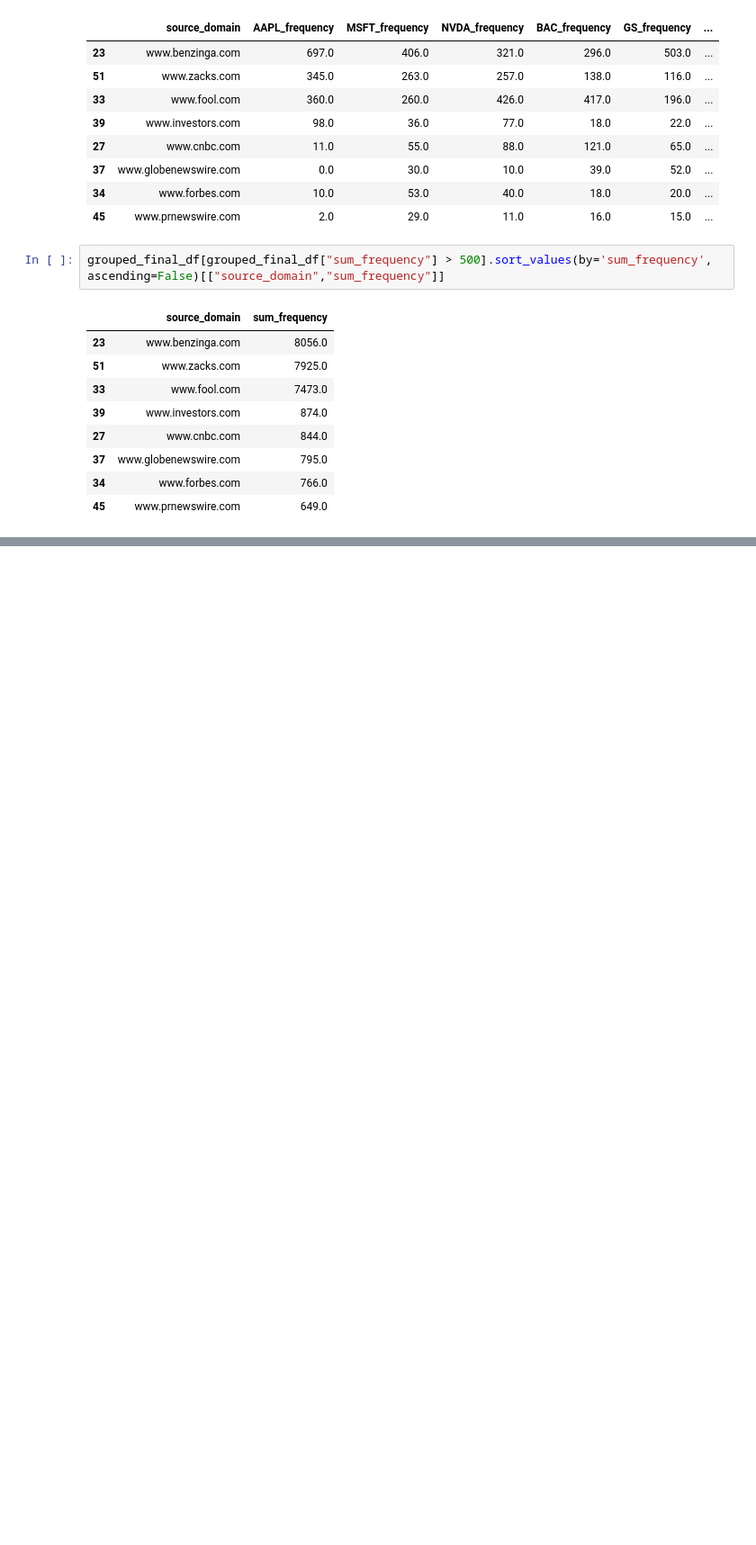
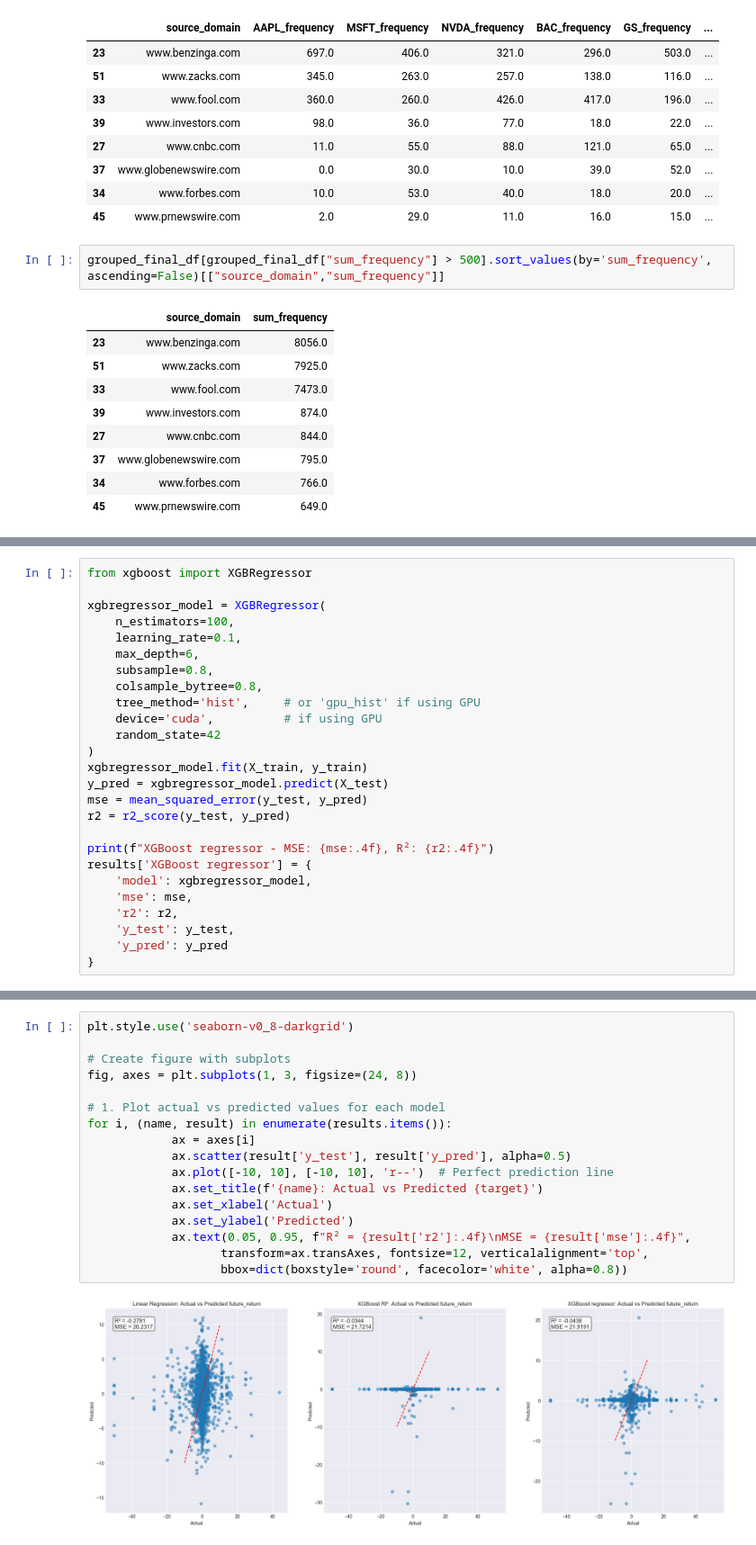
Before and after one commit to AndreasWendel/Examens, a Jupyter notebook: db checks.ipynb, the cells around one changed output, grey strips where cells are left out. Shown at 90% size. Saved outputs shown, nothing was run; the diff lists cells and outputs as text; blank space fills up the shorter version.

```diff
--- a/db checks.ipynb
+++ b/db checks.ipynb
@@ -116,0 +795,26 @@ grouped_final_df[grouped_final_df["sum_frequency"] > 500].sort_values(by='sum_fr
+# %%
+from xgboost import XGBRegressor
+
+xgbregressor_model = XGBRegressor(
+    n_estimators=100,
+    learning_rate=0.1,
+    max_depth=6,
+    subsample=0.8,
+    colsample_bytree=0.8,
+    tree_method='hist',     # or 'gpu_hist' if using GPU
+    device='cuda',          # if using GPU
+    random_state=42
+)
+xgbregressor_model.fit(X_train, y_train)
+y_pred = xgbregressor_model.predict(X_test)
+mse = mean_squared_error(y_test, y_pred)
+r2 = r2_score(y_test, y_pred)
+
+print(f"XGBoost regressor - MSE: {mse:.4f}, R²: {r2:.4f}")
+results['XGBoost regressor'] = {
+    'model': xgbregressor_model,
+    'mse': mse,
+    'r2': r2,
+    'y_test': y_test,
+    'y_pred': y_pred
+}
@@ -116,0 +847,19 @@ grouped_final_df[grouped_final_df["sum_frequency"] > 500].sort_values(by='sum_fr
+# %%
+plt.style.use('seaborn-v0_8-darkgrid')
+
+# Create figure with subplots
+fig, axes = plt.subplots(1, 3, figsize=(24, 8))
+
+# 1. Plot actual vs predicted values for each model
+for i, (name, result) in enumerate(results.items()):
+            ax = axes[i]
+            ax.scatter(result['y_test'], result['y_pred'], alpha=0.5)
+            ax.plot([-10, 10], [-10, 10], 'r--')  # Perfect prediction line
+            ax.set_title(f'{name}: Actual vs Predicted {target}')
+            ax.set_xlabel('Actual')
+            ax.set_ylabel('Predicted')
+            ax.text(0.05, 0.95, f"R² = {result['r2']:.4f}\nMSE = {result['mse']:.4f}",
+                   transform=ax.transAxes, fontsize=12, verticalalignment='top',
+                   bbox=dict(boxstyle='round', facecolor='white', alpha=0.8))
+# %% [output]
+[figure, added]
```
Also changed, not shown: parts of 40 cells of this notebook, 2 other files.
